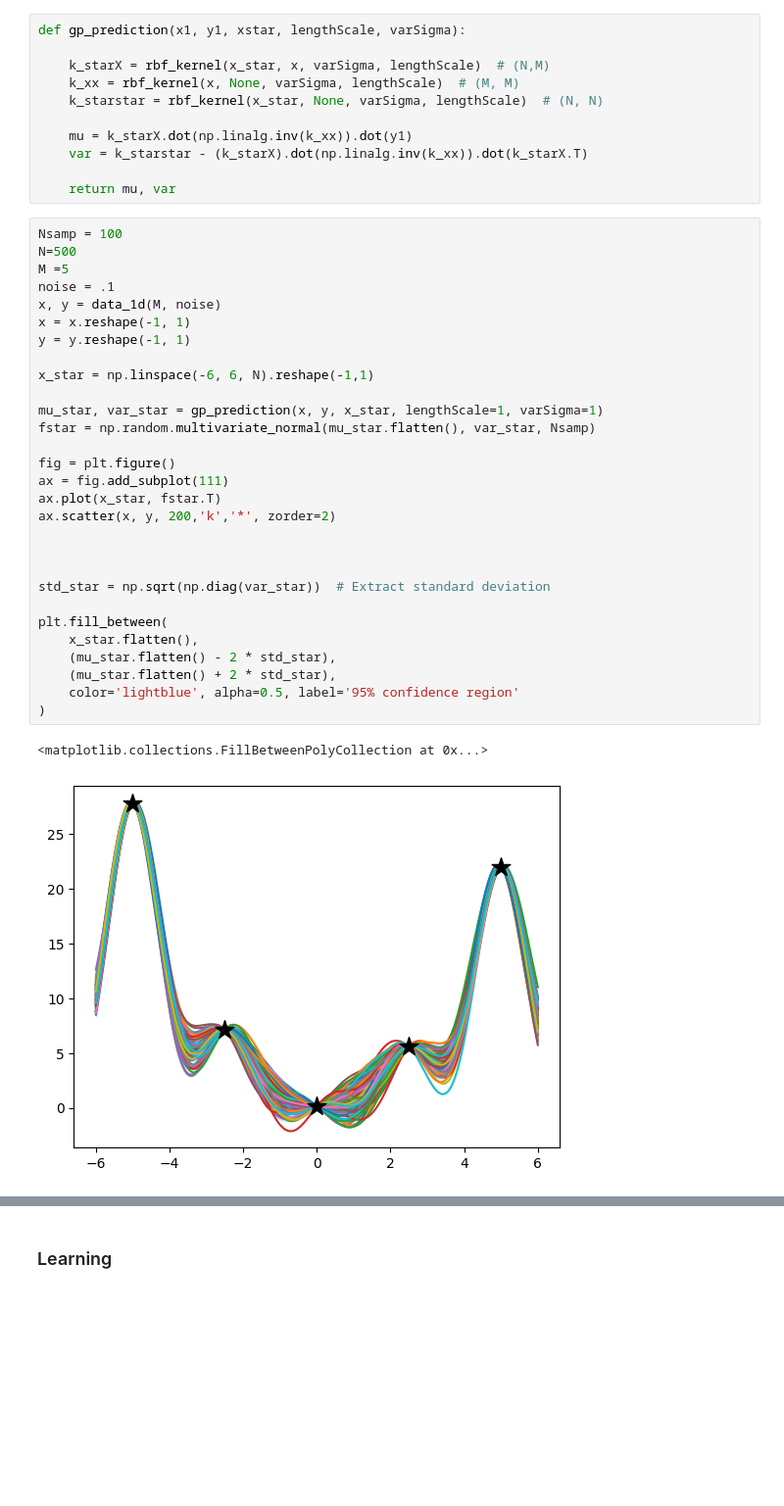
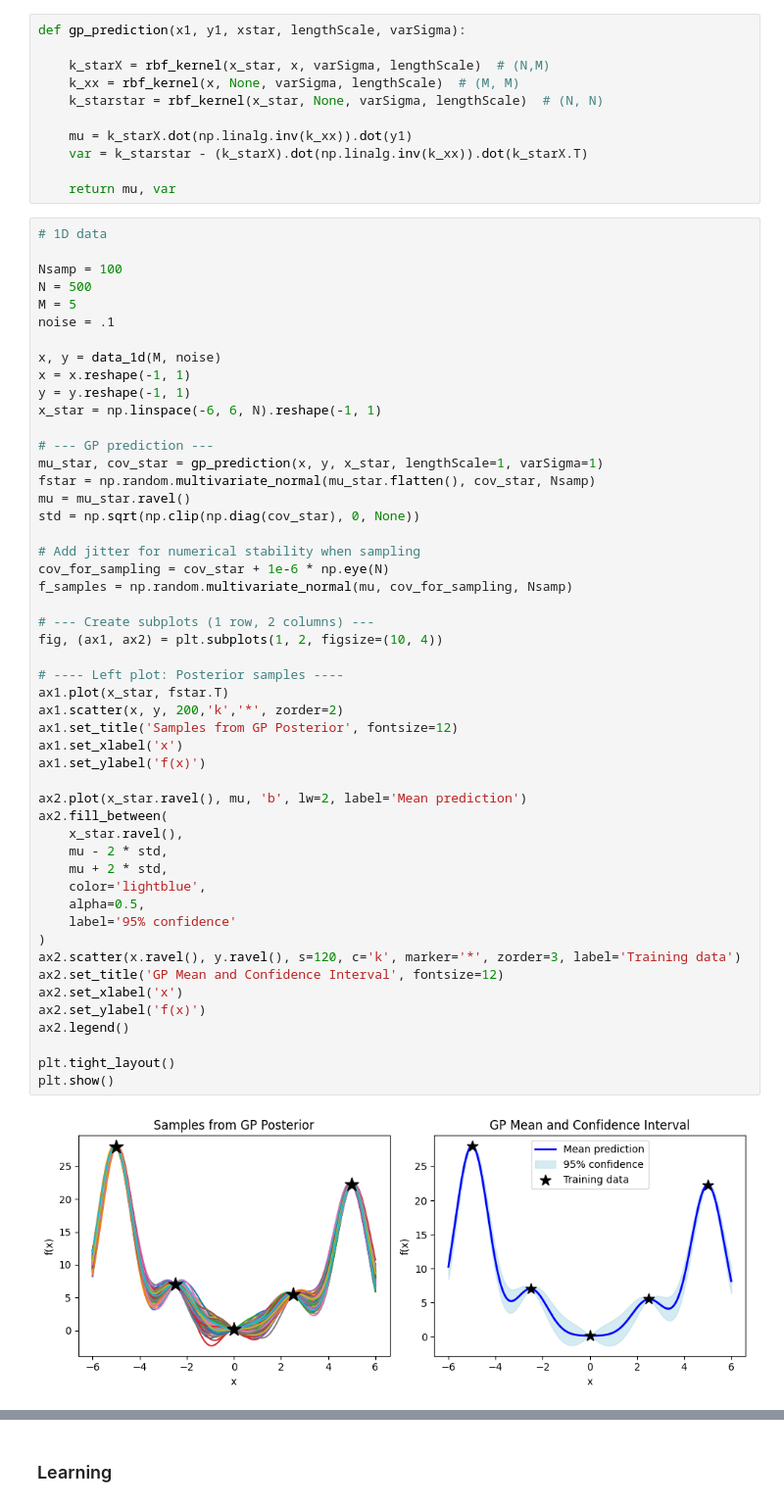
Before and after one commit to Tzu-Liang/Machine-Learning-and-the-Physical-World, a Jupyter notebook: Lab/gaussian-processes-notebook.ipynb, the cells around one changed output, grey strips where cells are left out. Shown at 98% size. Drawn from its saved outputs; the diff is of its cells as text; blank space fills up the shorter version.

```diff
--- a/Lab/gaussian-processes-notebook.ipynb
+++ b/Lab/gaussian-processes-notebook.ipynb
@@ -285,34 +334,54 @@ def gp_prediction(x1, y1, xstar, lengthScale, varSigma):
 
 	return mu, var
 # %%
+# 1D data
+
 Nsamp = 100
-N=500
-M =5
+N = 500
+M = 5
 noise = .1
+
 x, y = data_1d(M, noise)
 x = x.reshape(-1, 1)
 y = y.reshape(-1, 1)
+x_star = np.linspace(-6, 6, N).reshape(-1, 1)
 
-x_star = np.linspace(-6, 6, N).reshape(-1,1)
+# --- GP prediction ---
+mu_star, cov_star = gp_prediction(x, y, x_star, lengthScale=1, varSigma=1)
+fstar = np.random.multivariate_normal(mu_star.flatten(), cov_star, Nsamp)
+mu = mu_star.ravel()
+std = np.sqrt(np.clip(np.diag(cov_star), 0, None))
 
-mu_star, var_star = gp_prediction(x, y, x_star, lengthScale=1, varSigma=1)
-fstar = np.random.multivariate_normal(mu_star.flatten(), var_star, Nsamp)
+# Add jitter for numerical stability when sampling
+cov_for_sampling = cov_star + 1e-6 * np.eye(N)
+f_samples = np.random.multivariate_normal(mu, cov_for_sampling, Nsamp)
 
-fig = plt.figure()
-ax = fig.add_subplot(111)
-ax.plot(x_star, fstar.T)
-ax.scatter(x, y, 200,'k','*', zorder=2)
+# --- Create subplots (1 row, 2 columns) ---
+fig, (ax1, ax2) = plt.subplots(1, 2, figsize=(10, 4))
 
+# ---- Left plot: Posterior samples ----
+ax1.plot(x_star, fstar.T)
+ax1.scatter(x, y, 200,'k','*', zorder=2)
+ax1.set_title('Samples from GP Posterior', fontsize=12)
+ax1.set_xlabel('x')
+ax1.set_ylabel('f(x)')
 
+ax2.plot(x_star.ravel(), mu, 'b', lw=2, label='Mean prediction')
+ax2.fill_between(
+    x_star.ravel(),
+    mu - 2 * std,
+    mu + 2 * std,
+    color='lightblue',
+    alpha=0.5,
+    label='95% confidence'
+)
+ax2.scatter(x.ravel(), y.ravel(), s=120, c='k', marker='*', zorder=3, label='Training data')
+ax2.set_title('GP Mean and Confidence Interval', fontsize=12)
+ax2.set_xlabel('x')
+ax2.set_ylabel('f(x)')
+ax2.legend()
 
-std_star = np.sqrt(np.diag(var_star))  # Extract standard deviation
-
-plt.fill_between(
-    x_star.flatten(),
-    (mu_star.flatten() - 2 * std_star),
-    (mu_star.flatten() + 2 * std_star),
-    color='lightblue', alpha=0.5, label='95% confidence region'
-)
+plt.tight_layout()
+plt.show()
 # %% [output]
-<matplotlib.collections.FillBetweenPolyCollection at 0x...>
-[figure, old version]
+[figure, new version]
```
Also changed, not shown: parts of 7 cells of this notebook.
